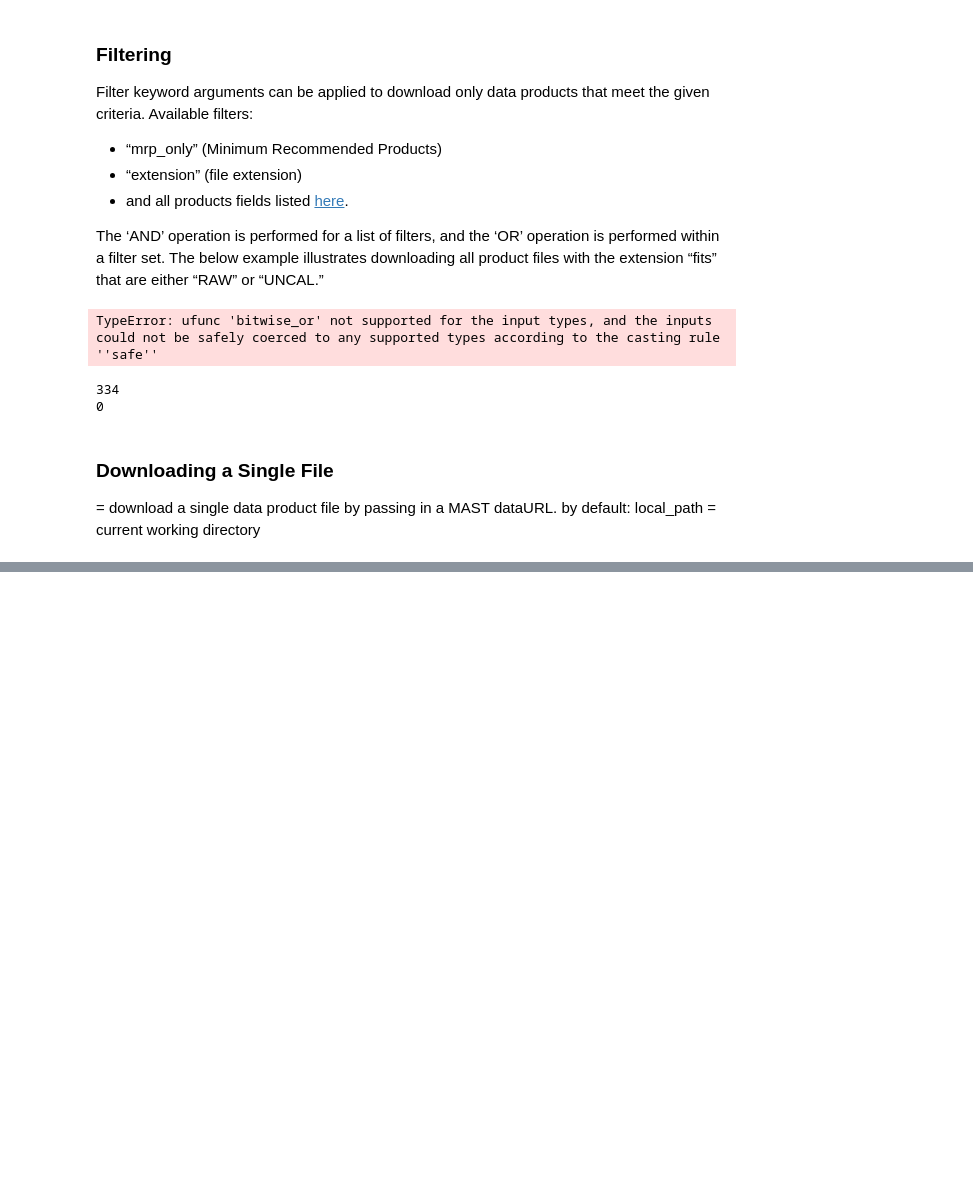
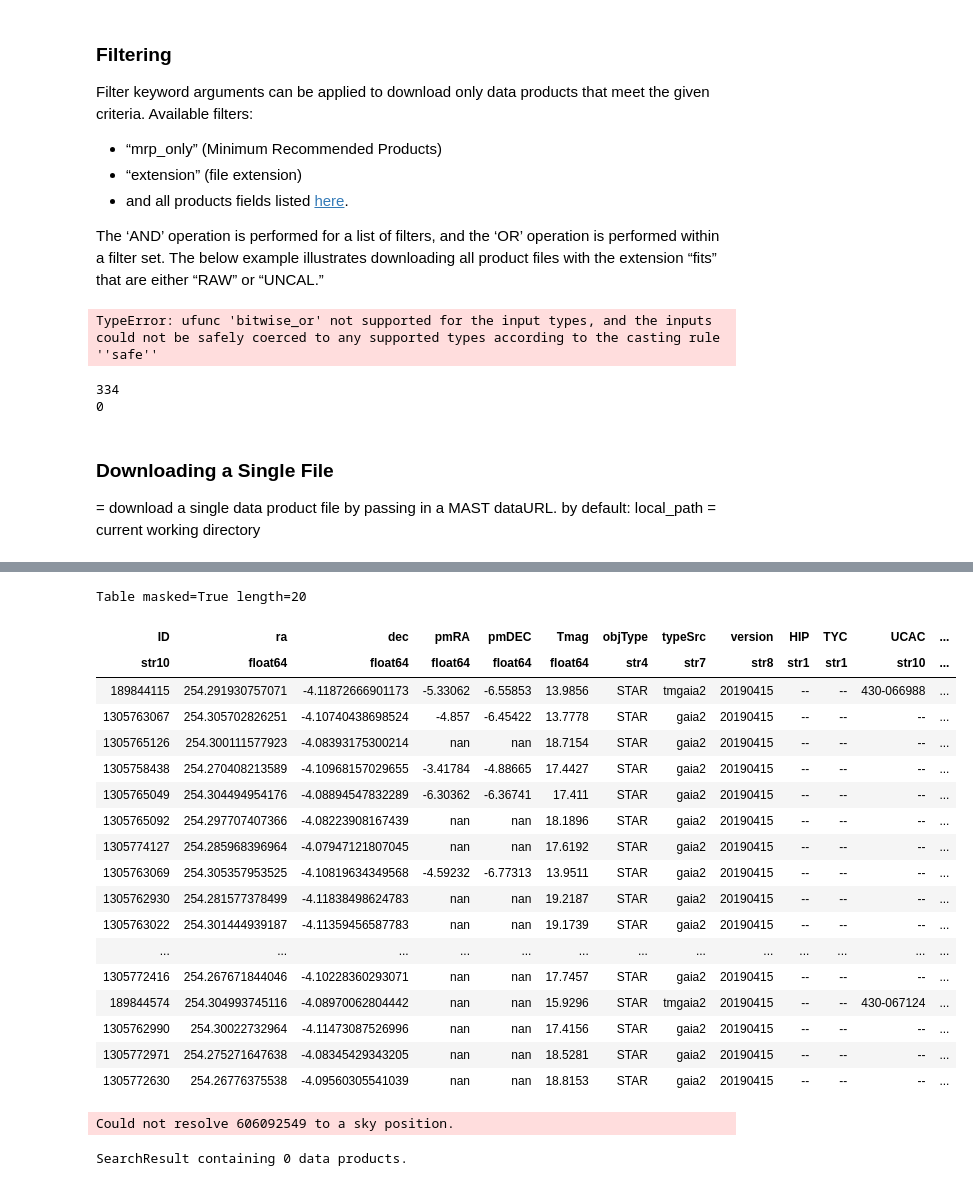
Before and after one commit to DerrickDDInAI/astro, a Jupyter notebook: core/tutorials/mast_query.ipynb, the cells around one changed output, grey strips where cells are left out. Cells and saved outputs as stored; diff of their text form; code cells hidden in the pictures; blank space fills up the shorter version.

```diff
--- a/core/tutorials/mast_query.ipynb
+++ b/core/tutorials/mast_query.ipynb
@@ -278,0 +331,3 @@ catalogs currently available:
+# %%
+catalog_data = Catalogs.query_object("M10", radius=.02, catalog="TIC")
+catalog_data[:10]
@@ -278,0 +348,22 @@ catalogs currently available:
+# %%
+catalog_data[20:]
+# %% [output]
+Table masked=True length=20
+| ID | ra | dec | pmRA | pmDEC | Tmag | objType | typeSrc | version | HIP | TYC | UCAC | ... |
+| str10 | float64 | float64 | float64 | float64 | float64 | str4 | str7 | str8 | str1 | str1 | str10 | ... |
+| 189844115 | 254.291930757071 | -4.11872666901173 | -5.33062 | -6.55853 | 13.9856 | STAR | tmgaia2 | 20190415 | -- | -- | 430-066988 | ... |
+| 1305763067 | 254.305702826251 | -4.10740438698524 | -4.857 | -6.45422 | 13.7778 | STAR | gaia2 | 20190415 | -- | -- | -- | ... |
+| 1305765126 | 254.300111577923 | -4.08393175300214 | nan | nan | 18.7154 | STAR | gaia2 | 20190415 | -- | -- | -- | ... |
+| 1305758438 | 254.270408213589 | -4.10968157029655 | -3.41784 | -4.88665 | 17.4427 | STAR | gaia2 | 20190415 | -- | -- | -- | ... |
+| 1305765049 | 254.304494954176 | -4.08894547832289 | -6.30362 | -6.36741 | 17.411 | STAR | gaia2 | 20190415 | -- | -- | -- | ... |
+| 1305765092 | 254.297707407366 | -4.08223908167439 | nan | nan | 18.1896 | STAR | gaia2 | 20190415 | -- | -- | -- | ... |
+| 1305774127 | 254.285968396964 | -4.07947121807045 | nan | nan | 17.6192 | STAR | gaia2 | 20190415 | -- | -- | -- | ... |
+| 1305763069 | 254.305357953525 | -4.10819634349568 | -4.59232 | -6.77313 | 13.9511 | STAR | gaia2 | 20190415 | -- | -- | -- | ... |
+| 1305762930 | 254.281577378499 | -4.11838498624783 | nan | nan | 19.2187 | STAR | gaia2 | 20190415 | -- | -- | -- | ... |
+| 1305763022 | 254.301444939187 | -4.11359456587783 | nan | nan | 19.1739 | STAR | gaia2 | 20190415 | -- | -- | -- | ... |
+| ... | ... | ... | ... | ... | ... | ... | ... | ... | ... | ... | ... | ... |
+| 1305772416 | 254.267671844046 | -4.10228360293071 | nan | nan | 17.7457 | STAR | gaia2 | 20190415 | -- | -- | -- | ... |
+| 189844574 | 254.304993745116 | -4.08970062804442 | nan | nan | 15.9296 | STAR | tmgaia2 | 20190415 | -- | -- | 430-067124 | ... |
+| 1305762990 | 254.30022732964 | -4.11473087526996 | nan | nan | 17.4156 | STAR | gaia2 | 20190415 | -- | -- | -- | ... |
+| 1305772971 | 254.275271647638 | -4.08345429343205 | nan | nan | 18.5281 | STAR | gaia2 | 20190415 | -- | -- | -- | ... |
+| 1305772630 | 254.26776375538 | -4.09560305541039 | nan | nan | 18.8153 | STAR | gaia2 | 20190415 | -- | -- | -- | ... |
@@ -278,0 +372,5 @@ catalogs currently available:
+# %%
+lk.search_targetpixelfile("606092549")
+# %% [output]
+Could not resolve 606092549 to a sky position.
+SearchResult containing 0 data products.
```
Also changed, not shown: parts of 19 cells of this notebook, 2 other files.
